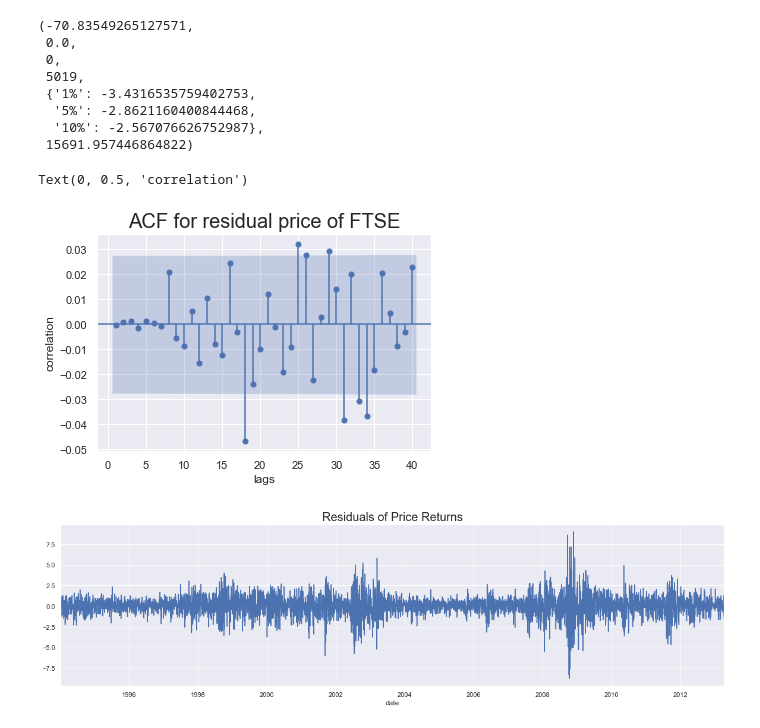
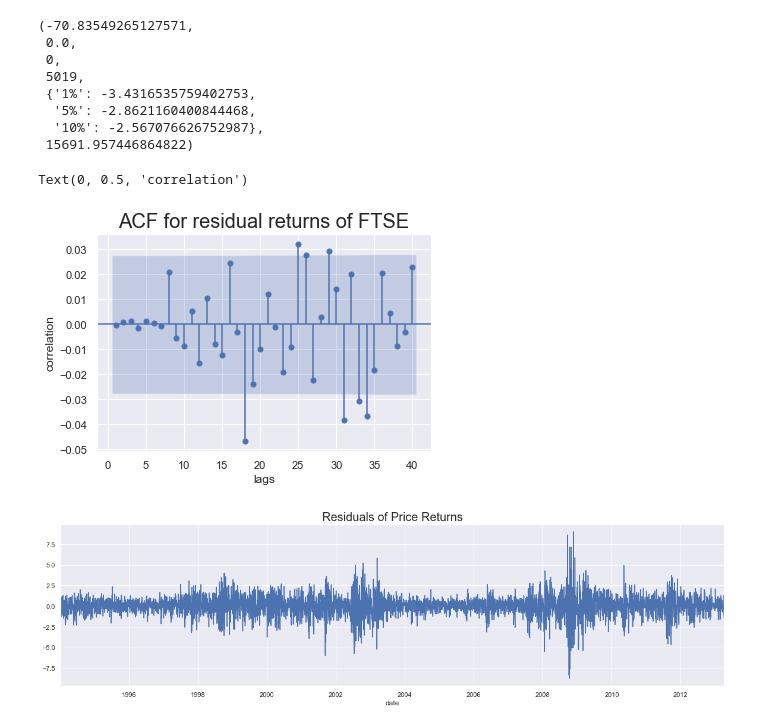
Before and after one commit to junglewill/Time-series-analysis-in-Python, a Jupyter notebook: AR_Model_Returns.ipynb, the cells around one changed output. Drawn from its saved outputs; the diff is of its cells as text; code cells hidden in the pictures.

```diff
--- a/AR_Model_Returns.ipynb
+++ b/AR_Model_Returns.ipynb
@@ -455,14 +455,15 @@ sts.adfuller(df.res_return)
   '10%': -2.567076626752987},
  15691.957446864822)
 # %%
-# no significant auto correlation, this mean that our model_7 is a good predictor
+# no significant auto correlation for until 17 lags, this mean that our model_7 is a good predictor
+# The other significant coefficient after 18 lags shows the market's adjustment
 # similar to the residual price's result
 sgt.plot_acf(df.res_return, zero=False, lags=40)
-plt.title('ACF for residual price of FTSE', size=20)
+plt.title('ACF for residual returns of FTSE', size=20)
 plt.xlabel('lags')
 plt.ylabel('correlation')
 # %% [output]
 Text(0, 0.5, 'correlation')
-[figure, old version]
+[figure, new version]
 # %%
 # similar to the price's residual result
```
Also changed, not shown: parts of 2 cells of this notebook, 1 other file.
